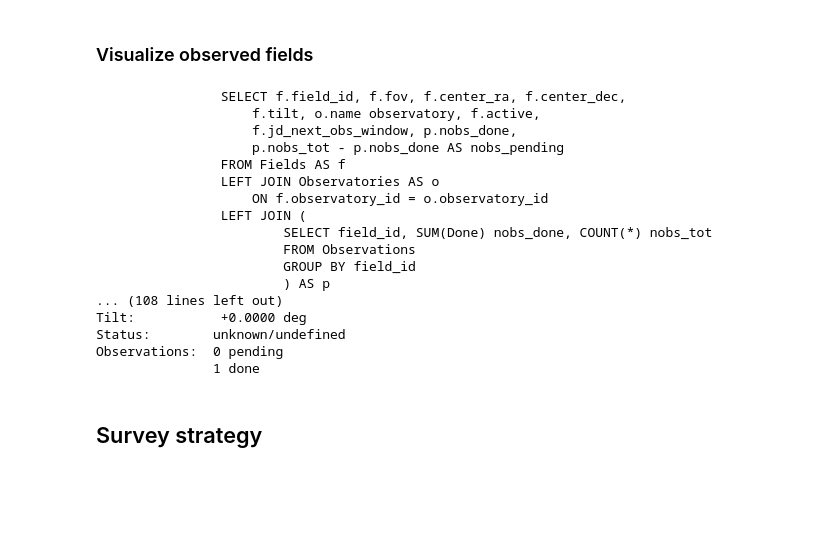
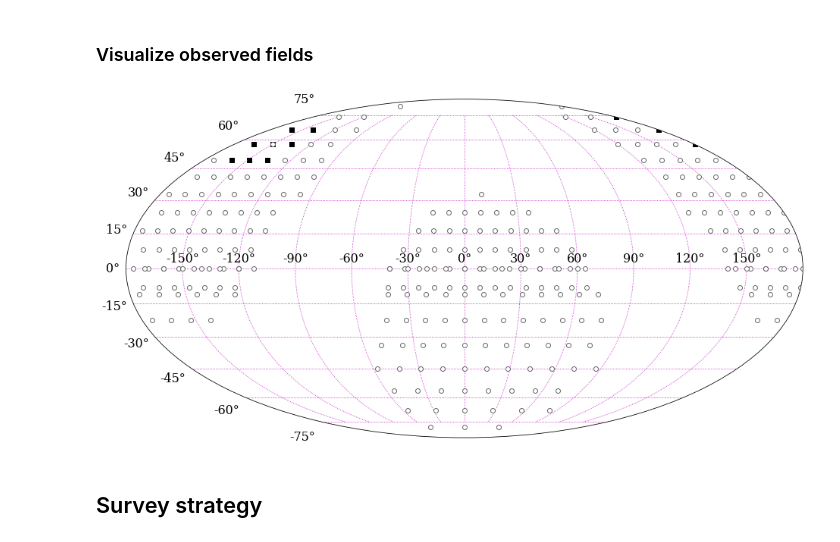
Before and after one commit to skiehl/pasiphae-survey-planner, a Jupyter notebook: SurveyStrategy.ipynb, the cells around one changed output. Saved outputs shown, nothing was run; the diff lists cells and outputs as text; code cells hidden in the pictures; blank space fills up the shorter version.

Commit message:
Added visualization of field observation status.

```diff
--- a/SurveyStrategy.ipynb
+++ b/SurveyStrategy.ipynb
@@ -842,31 +842,13 @@ print(len(surveyplanner.get_observable_fields('Skinakas', night=night, observed=
 ### Visualize observed fields
 # %%
 surveyplanner = SurveyPlanner('test.sqlite3')
+fields = surveyplanner.get_fields(active=True)
-# %%
-for field in surveyplanner.iter_fields(observed=True, active=True):
-    print(field)
-# %% [output]
-                SELECT f.field_id, f.fov, f.center_ra, f.center_dec,
-                    f.tilt, o.name observatory, f.active,
-                    f.jd_next_obs_window, p.nobs_done,
-                    p.nobs_tot - p.nobs_done AS nobs_pending
-                FROM Fields AS f
-                LEFT JOIN Observatories AS o
-                    ON f.observatory_id = o.observatory_id
-                LEFT JOIN (
-                        SELECT field_id, SUM(Done) nobs_done, COUNT(*) nobs_tot
-                        FROM Observations
-                        GROUP BY field_id
-                        ) AS p
-... (108 lines left out)
-Tilt:           +0.0000 deg
-Status:        unknown/undefined
-Observations:  0 pending
-               1 done
-# %%
-fields = db.get_fields('Skinakas', observed=None, active=True)
 # %%
 fsv = viz.FieldStatusVisualizer(fields)
+# %%
+fsv.field_status();
+# %% [output]
+[figure, added]
 # %% [markdown]
 <a id="survey_strategy"></a>
 ## Survey strategy
```
Also changed, not shown: parts of 1 cell of this notebook, 3 other files.
